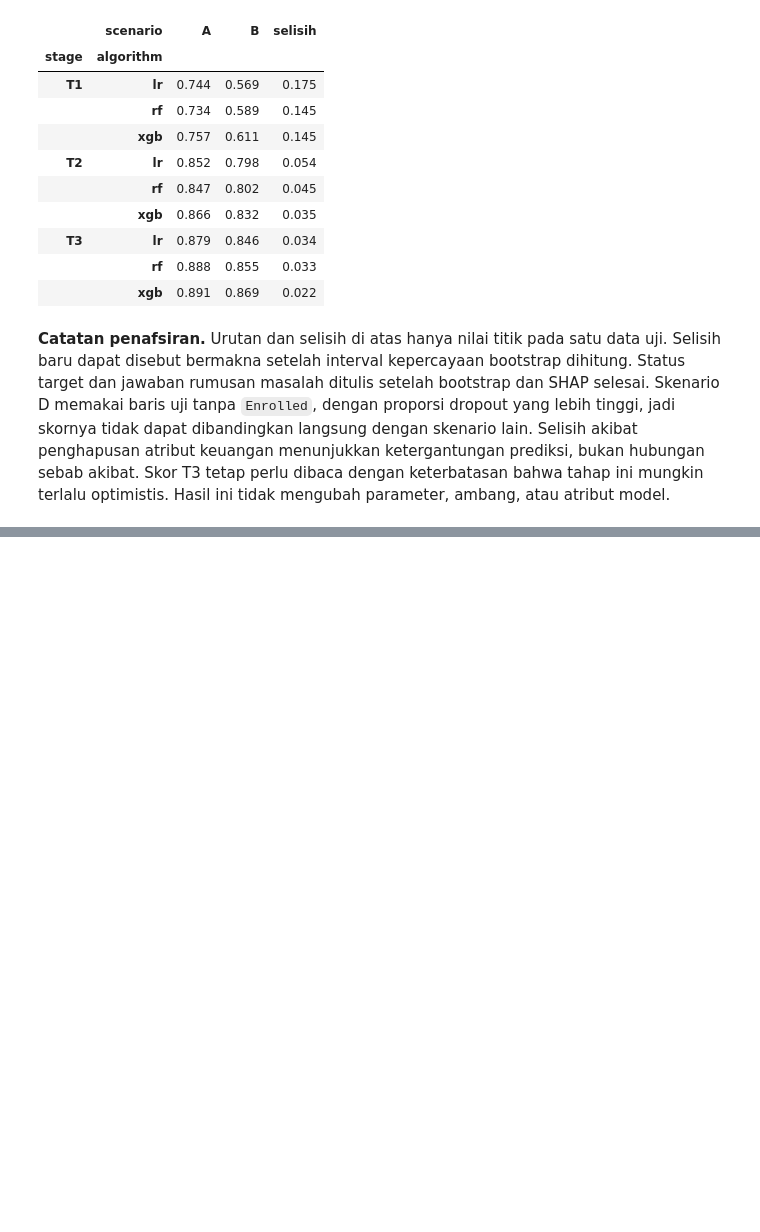
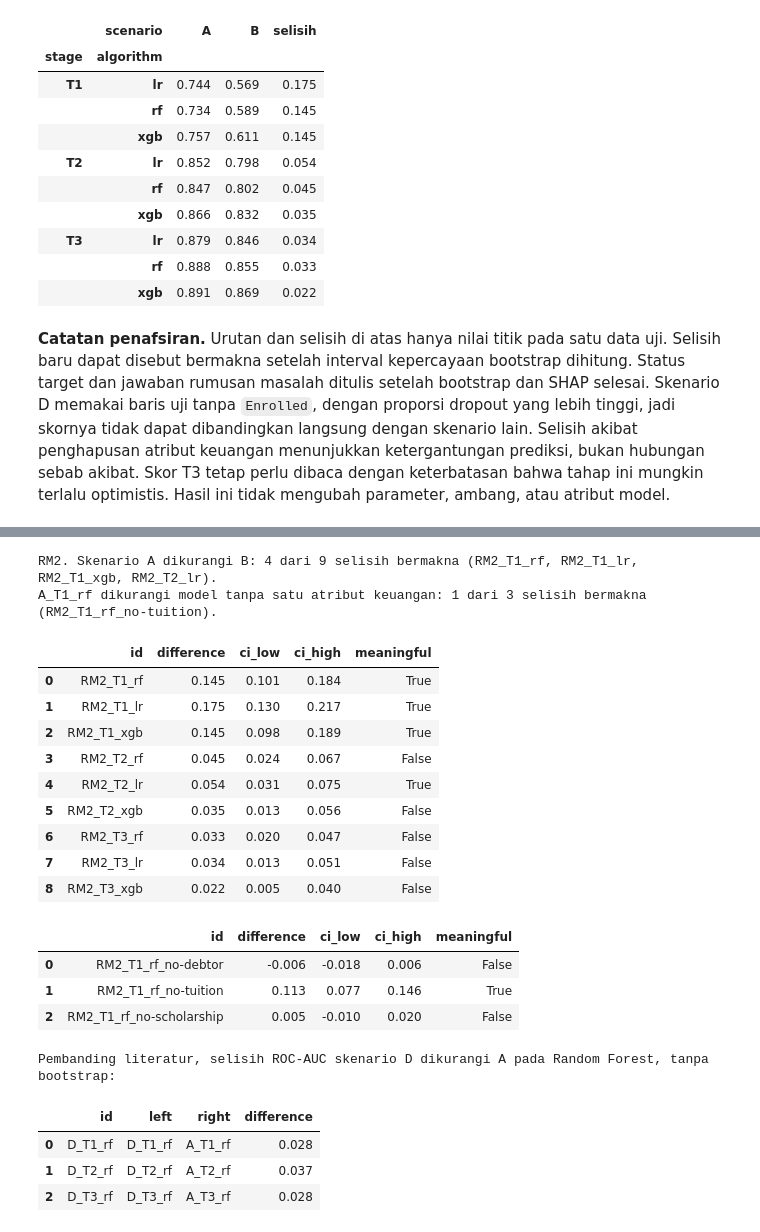
Before and after one commit to MapleKaedee/prediksi-dini-dropout, a Jupyter notebook: notebooks/dropout_experiments.ipynb, the cells around one changed output, grey strips where cells are left out. Drawn from its saved outputs; the diff is of its cells as text; code cells hidden in the pictures; blank space fills up the shorter version.

```diff
--- a/notebooks/dropout_experiments.ipynb
+++ b/notebooks/dropout_experiments.ipynb
@@ -671,7 +684,10 @@ def tune(classifier, attributes, scale_numeric, space, n_iter, frame=train):
     search = RandomizedSearchCV(
         pipeline, space, n_iter=n_iter, scoring="average_precision", n_jobs=-1, cv=CV, random_state=SEED
     )
-    return search.fit(frame[attributes], frame["dropout"])
+    started = time.perf_counter()
+    search.fit(frame[attributes], frame["dropout"])
+    timings["tuning"] += time.perf_counter() - started
+    return search
 
 
 LR_SPACE = {"clf__C": [0.01, 0.1, 1, 10]}
@@ -1031,0 +1271,25 @@ Selisih terbesar antara PR-AUC data uji dan CV: 0.051.
+# %%
+def comparison_table(entries):
+    return pd.DataFrame(entries)[["id", "difference", "ci_low", "ci_high", "meaningful"]]
+
+
+def meaningful_summary(entries):
+    hits = [entry["id"] for entry in entries if entry["meaningful"]]
+    return f"{len(hits)} dari {len(entries)} selisih bermakna" + (f" ({', '.join(hits)})" if hits else "")
+
+
+algorithm_gaps = [entry for entry in comparisons if entry["question"] == "RM1" and "-" not in entry["stage"]]
+stage_gaps = [entry for entry in comparisons if entry["question"] == "RM1" and "-" in entry["stage"]]
+
+print("RM1. Random Forest pada skenario A:")
+for stage in WITH_FINANCIAL:
+    entry = by_id[f"A_{stage}_rf"]
+    highest = max((by_id[f"A_{stage}_{algorithm}"] for algorithm in ["rf", "lr", "xgb"]), key=lambda item: item["pr_auc"])
+    print(
+        f"  {stage}: PR-AUC {entry['pr_auc']:.3f}, recall {entry['recall']:.3f}, presisi {entry['precision']:.3f}, "
+        f"F1 {entry['f1']:.3f}, ROC-AUC {entry['roc_auc']:.3f}. "
+        f"PR-AUC titik tertinggi pada tahap ini: {highest['algorithm']} {highest['pr_auc']:.3f}."
+    )
+print(f"Random Forest melawan pembanding: {meaningful_summary(algorithm_gaps)}.")
+print(f"Antartahap: {meaningful_summary(stage_gaps)}.")
+display(comparison_table(algorithm_gaps), comparison_table(stage_gaps))
@@ -1031,0 +1317,32 @@ Selisih terbesar antara PR-AUC data uji dan CV: 0.051.
+# %%
+financial_gaps = [entry for entry in comparisons if entry["question"] == "RM2" and entry["id"].count("_") == 2]
+single_gaps = [entry for entry in comparisons if entry["question"] == "RM2" and entry["id"].count("_") == 3]
+
+print(f"RM2. Skenario A dikurangi B: {meaningful_summary(financial_gaps)}.")
+print(f"A_T1_rf dikurangi model tanpa satu atribut keuangan: {meaningful_summary(single_gaps)}.")
+display(comparison_table(financial_gaps), comparison_table(single_gaps))
+
+print("Pembanding literatur, selisih ROC-AUC skenario D dikurangi A pada Random Forest, tanpa bootstrap:")
+pd.DataFrame([entry for entry in comparisons if entry["question"] == "D"])[["id", "left", "right", "difference"]]
+# %% [output]
+RM2. Skenario A dikurangi B: 4 dari 9 selisih bermakna (RM2_T1_rf, RM2_T1_lr, RM2_T1_xgb, RM2_T2_lr).
+A_T1_rf dikurangi model tanpa satu atribut keuangan: 1 dari 3 selisih bermakna (RM2_T1_rf_no-tuition).
+|  | id | difference | ci_low | ci_high | meaningful |
+| 0 | RM2_T1_rf | 0.145 | 0.101 | 0.184 | True |
+| 1 | RM2_T1_lr | 0.175 | 0.130 | 0.217 | True |
+| 2 | RM2_T1_xgb | 0.145 | 0.098 | 0.189 | True |
+| 3 | RM2_T2_rf | 0.045 | 0.024 | 0.067 | False |
+| 4 | RM2_T2_lr | 0.054 | 0.031 | 0.075 | True |
+| 5 | RM2_T2_xgb | 0.035 | 0.013 | 0.056 | False |
+| 6 | RM2_T3_rf | 0.033 | 0.020 | 0.047 | False |
+| 7 | RM2_T3_lr | 0.034 | 0.013 | 0.051 | False |
+| 8 | RM2_T3_xgb | 0.022 | 0.005 | 0.040 | False |
+|  | id | difference | ci_low | ci_high | meaningful |
+| 0 | RM2_T1_rf_no-debtor | -0.006 | -0.018 | 0.006 | False |
+| 1 | RM2_T1_rf_no-tuition | 0.113 | 0.077 | 0.146 | True |
+| 2 | RM2_T1_rf_no-scholarship | 0.005 | -0.010 | 0.020 | False |
+Pembanding literatur, selisih ROC-AUC skenario D dikurangi A pada Random Forest, tanpa bootstrap:
+|  | id | left | right | difference |
+| 0 | D_T1_rf | D_T1_rf | A_T1_rf | 0.028 |
+| 1 | D_T2_rf | D_T2_rf | A_T2_rf | 0.037 |
+| 2 | D_T3_rf | D_T3_rf | A_T3_rf | 0.028 |
```
Also changed, not shown: parts of 18 cells of this notebook, 1 other file.
